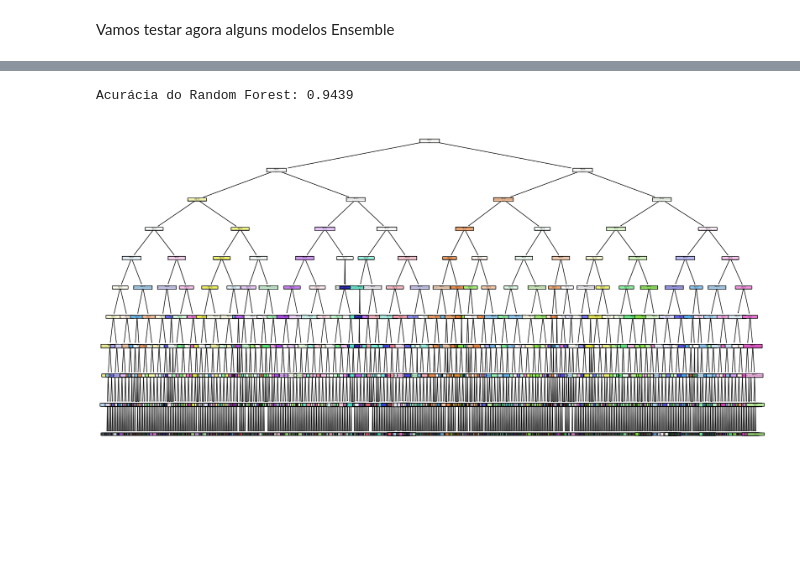
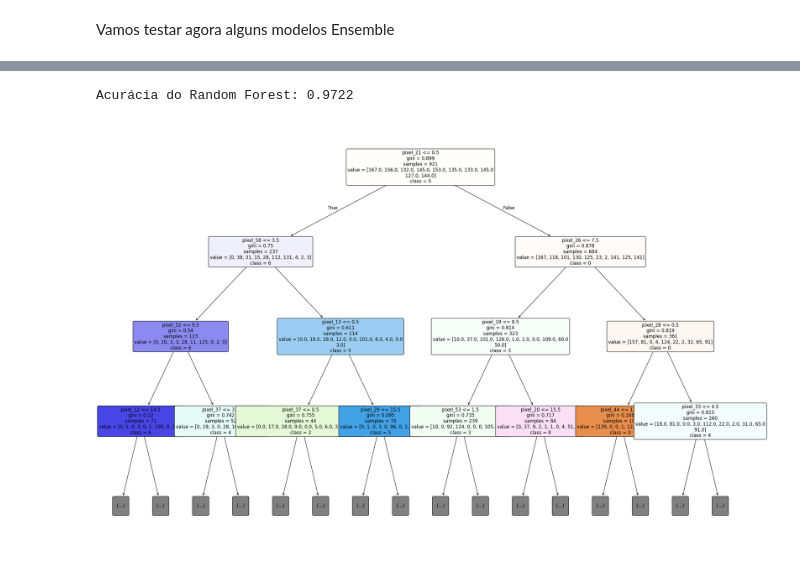
Before and after one commit to carloscurioni/mba-deeplearning-iad-006-2024-public, a Jupyter notebook: notebooks/Carlos_Curioni_IAD006 - Exercicio 1.ipynb, the cells around one changed output, grey strips where cells are left out. Drawn from its saved outputs; the diff is of its cells as text; code cells hidden in the pictures; blank space fills up the shorter version.

```diff
--- a/notebooks/Carlos_Curioni_IAD006 - Exercicio 1.ipynb
+++ b/notebooks/Carlos_Curioni_IAD006 - Exercicio 1.ipynb
@@ -212,7 +192,7 @@ with open('model.pkl', 'wb') as file:
 from sklearn.ensemble import RandomForestClassifier
 
 # Treinar o modelo Random Forest
-rf_model = RandomForestClassifier(n_estimators=100, max_depth=10, random_state=42)
+rf_model = RandomForestClassifier(n_estimators=100, max_depth=20, random_state=42)
 rf_model.fit(X_train, y_train)
 
 # Fazer previsões no conjunto de teste
@@ -222,4 +202,4 @@ y_pred_rf = rf_model.predict(X_test)
 rf_accuracy = accuracy_score(y_test, y_pred_rf)
 print(f"Acurácia do Random Forest: {rf_accuracy:.4f}")
 # %% [output]
-Acurácia do Random Forest: 0.9439
+Acurácia do Random Forest: 0.9722
@@ -226,12 +211,16 @@ Acurácia do Random Forest: 0.9439
 # %%
 from sklearn import tree
 import matplotlib.pyplot as plt
 
-# Visualizar a primeira árvore da floresta
-single_tree = rf_model.estimators_[0]
-
-plt.figure(figsize=(20, 10))
-tree.plot_tree(single_tree, filled=True, feature_names=mnist.feature_names, class_names=[str(i) for i in range(10)], rounded=True)
+# Visualizar a primeira árvore da floresta com maior profundidade e maior figura
+plt.figure(figsize=(30, 20))  # Aumenta o tamanho da figura para melhorar a legibilidade
+tree.plot_tree(single_tree,
+               filled=True,
+               feature_names=[f'pixel_{i}' for i in range(64)],
+               class_names=[str(i) for i in range(10)],
+               rounded=True,
+               fontsize=12,  # Aumenta o tamanho da fonte para melhorar a leitura
+               max_depth=3)  # Limita a profundidade para 3 níveis para facilitar a visualização
 plt.show()
 # %% [output]
-[figure, old version]
+[figure, new version]
```
Also changed, not shown: parts of 10 cells of this notebook, 4 other files.
